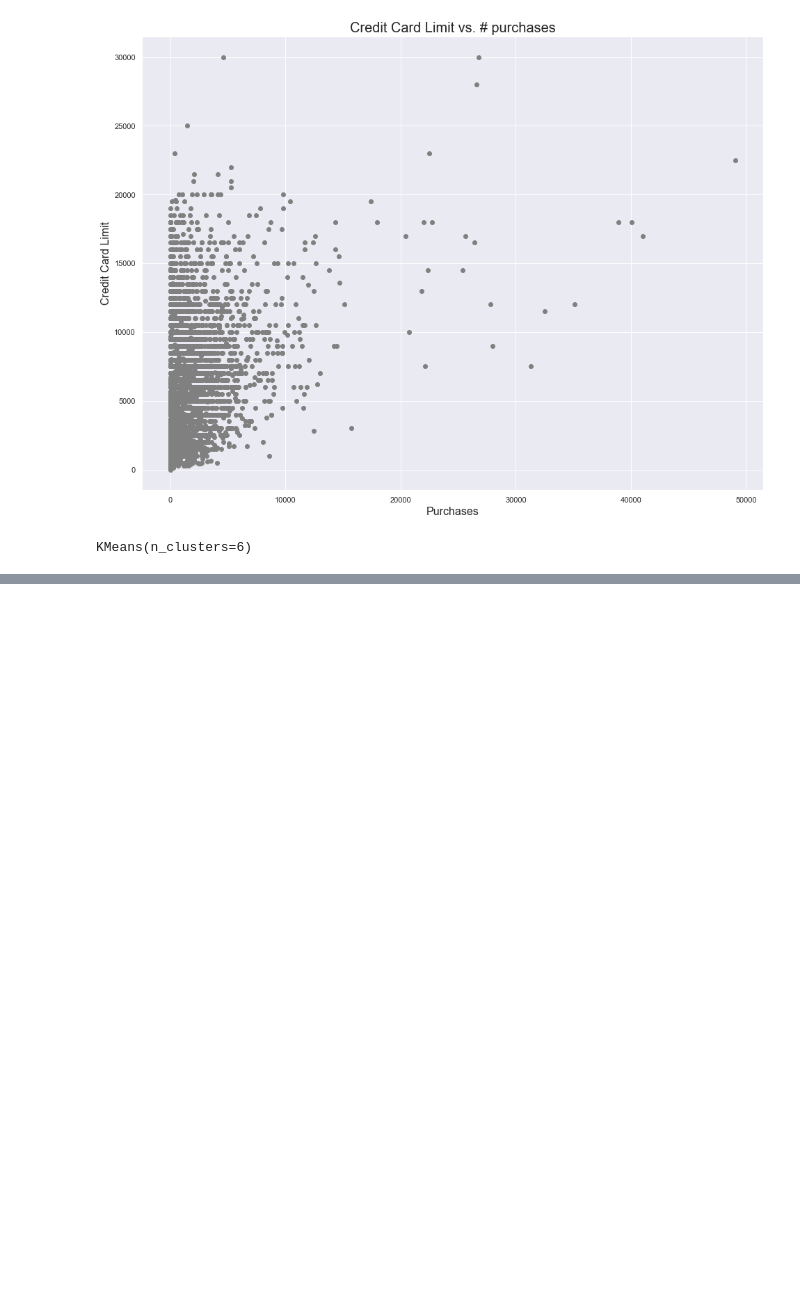
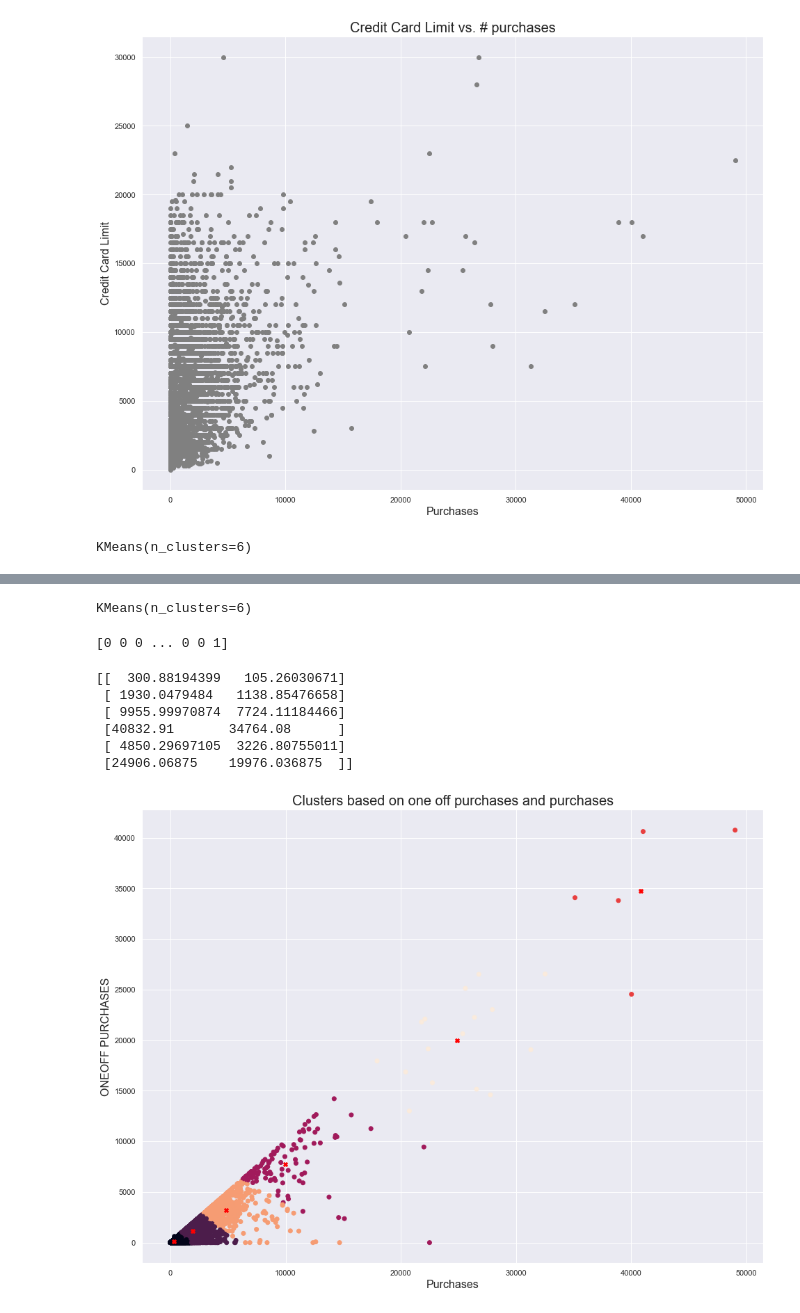
Before and after one commit to Jruz9/customer-targeting-using-cerdit-card-data, a Jupyter notebook: customerTargetingUsingCreditCardData.ipynb, the cells around one changed output, grey strips where cells are left out. Saved outputs shown, nothing was run; the diff lists cells and outputs as text; code cells hidden in the pictures; blank space fills up the shorter version.

Commit message:
added another k means analysis

```diff
--- a/customerTargetingUsingCreditCardData.ipynb
+++ b/customerTargetingUsingCreditCardData.ipynb
@@ -286,0 +287,41 @@ plt.show()
+# %%
+
+# scaler and fit
+
+purchaseAndOneOffScaler = StandardScaler()
+
+purchaseAndOneOffX_transformed = purchaseAndOneOffScaler.fit_transform(purchaseAndOneOffDataset)
+# %%
+# k means
+purchaseAndOneOffModel=KMeans(n_clusters=6)
+purchaseAndOneOffModel.fit(purchaseAndOneOffX_transformed)
+# %% [output]
+KMeans(n_clusters=6)
+# %%
+# labels
+purchaseAndOneOfflabels = purchaseAndOneOffModel.labels_
+print(purchaseAndOneOfflabels)
+# %% [output]
+[0 0 0 ... 0 0 1]
+# %%
+# Centers
+purchaseAndOneOffcenters = purchaseAndOneOffModel.cluster_centers_
+purchaseAndOneOffcenters_transformed = purchaseAndOneOffScaler.inverse_transform(purchaseAndOneOffcenters)
+print(purchaseAndOneOffScaler.inverse_transform(purchaseAndOneOffcenters))
+# %% [output]
+[[  300.88194399   105.26030671]
+ [ 1930.0479484   1138.85476658]
+ [ 9955.99970874  7724.11184466]
+ [40832.91       34764.08      ]
+ [ 4850.29697105  3226.80755011]
+ [24906.06875    19976.036875  ]]
+# %%
+plt.figure(figsize = (16, 12))
+plt.title("Clusters based on one off purchases and purchases", fontsize = 20)
+plt.scatter(secondDataset["PURCHASES"], secondDataset["ONEOFF_PURCHASES"], c = purchaseAndOneOfflabels)
+plt.scatter(purchaseAndOneOffcenters_transformed[:, 0], purchaseAndOneOffcenters_transformed[:, 1], c = "red", marker = "X")
+plt.xlabel("Purchases", fontsize = 16)
+plt.ylabel("ONEOFF PURCHASES", fontsize = 16)
+plt.show()
+# %% [output]
+[figure, added]
```
Also changed, not shown: parts of 7 cells of this notebook.
